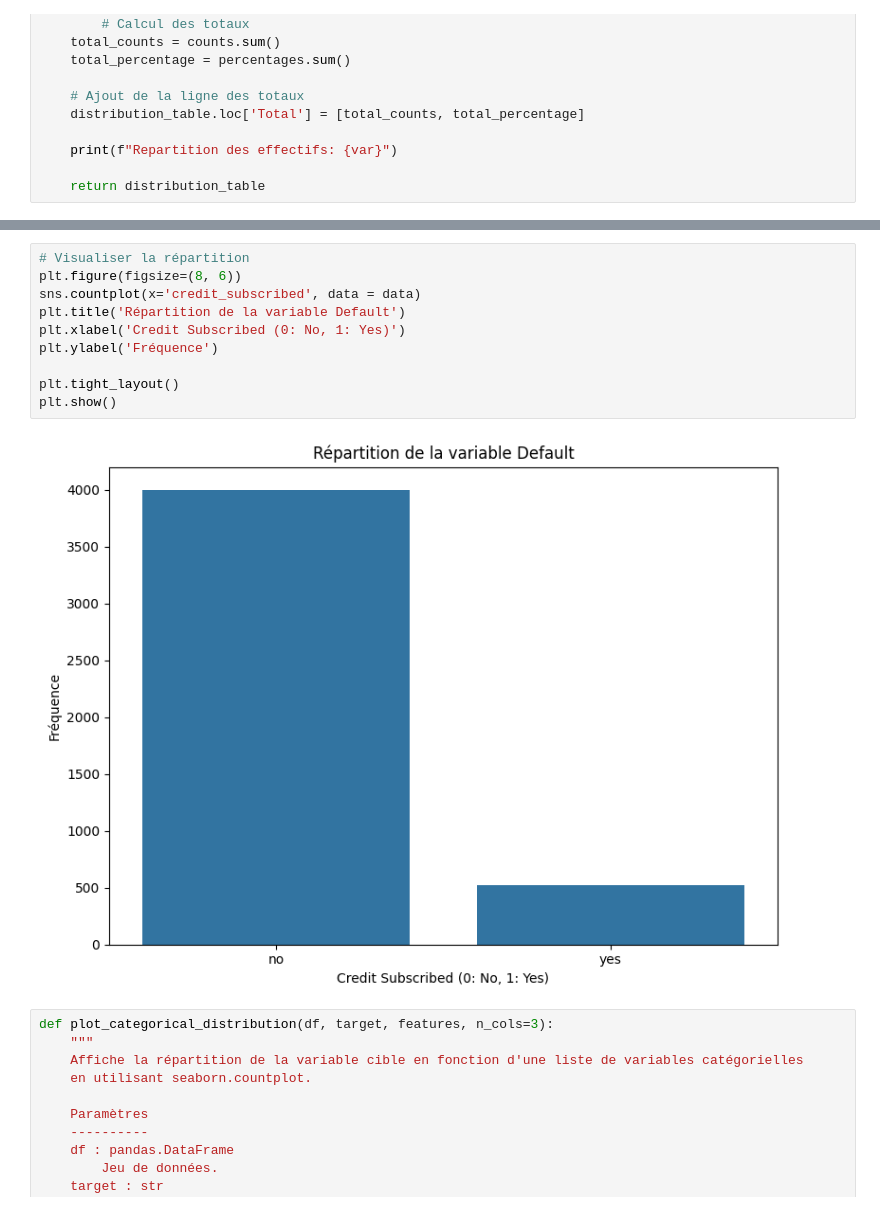
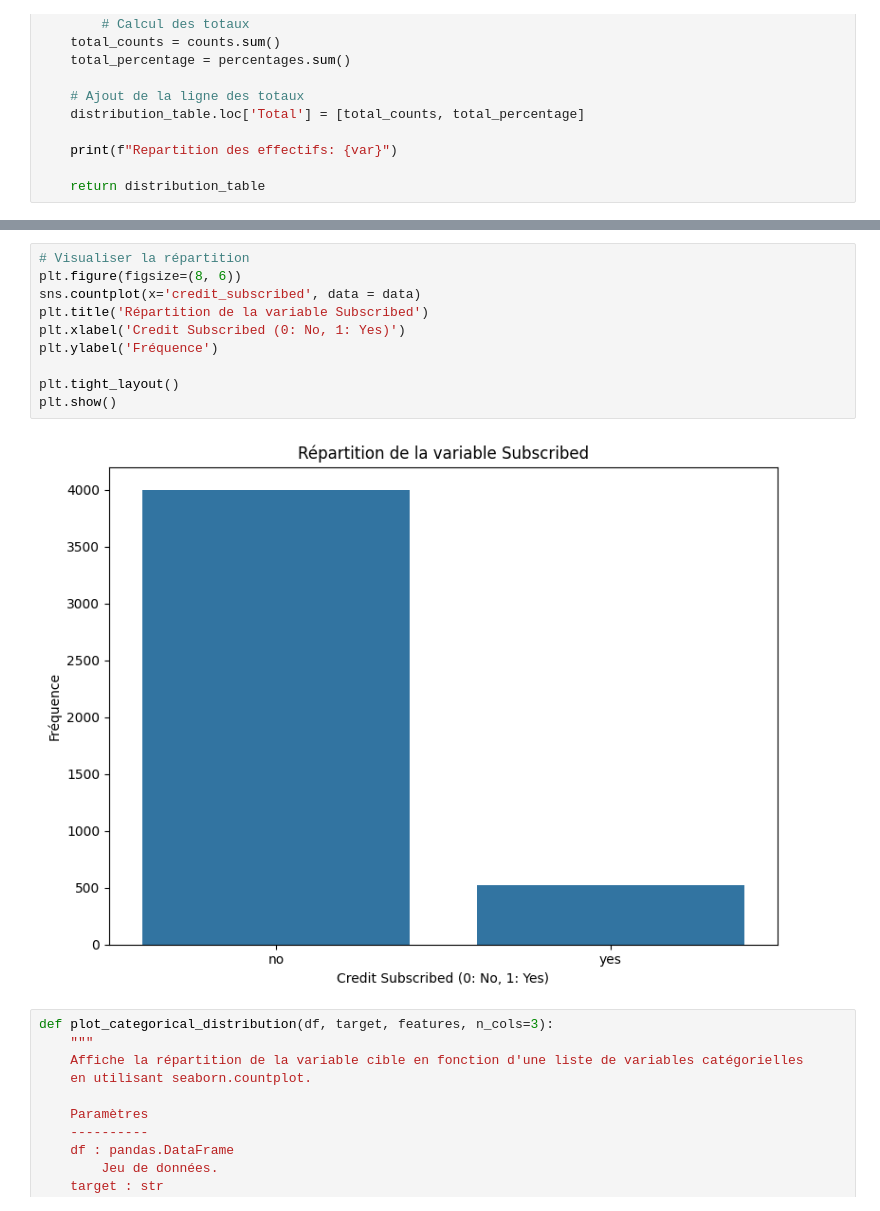
Before and after one commit to Atji00/CreditScoringModel, a Jupyter notebook: credit_scoring_model.ipynb, the cells around one changed output, grey strips where cells are left out. Cells and saved outputs as stored; diff of their text form.

```diff
--- a/credit_scoring_model.ipynb
+++ b/credit_scoring_model.ipynb
@@ -211,15 +217,15 @@ Repartition des effectifs: credit_subscribed
 # %%
 # Visualiser la répartition
 plt.figure(figsize=(8, 6))
 sns.countplot(x='credit_subscribed', data = data)
-plt.title('Répartition de la variable Default')
+plt.title('Répartition de la variable Subscribed')
 plt.xlabel('Credit Subscribed (0: No, 1: Yes)')
 plt.ylabel('Fréquence')
 
 plt.tight_layout()
 plt.show()
 # %% [output]
-[figure, old version]
+[figure, new version]
 # %%
 def plot_categorical_distribution(df, target, features, n_cols=3):
     """
```
Also changed, not shown: parts of 18 cells of this notebook, 2 other files.
